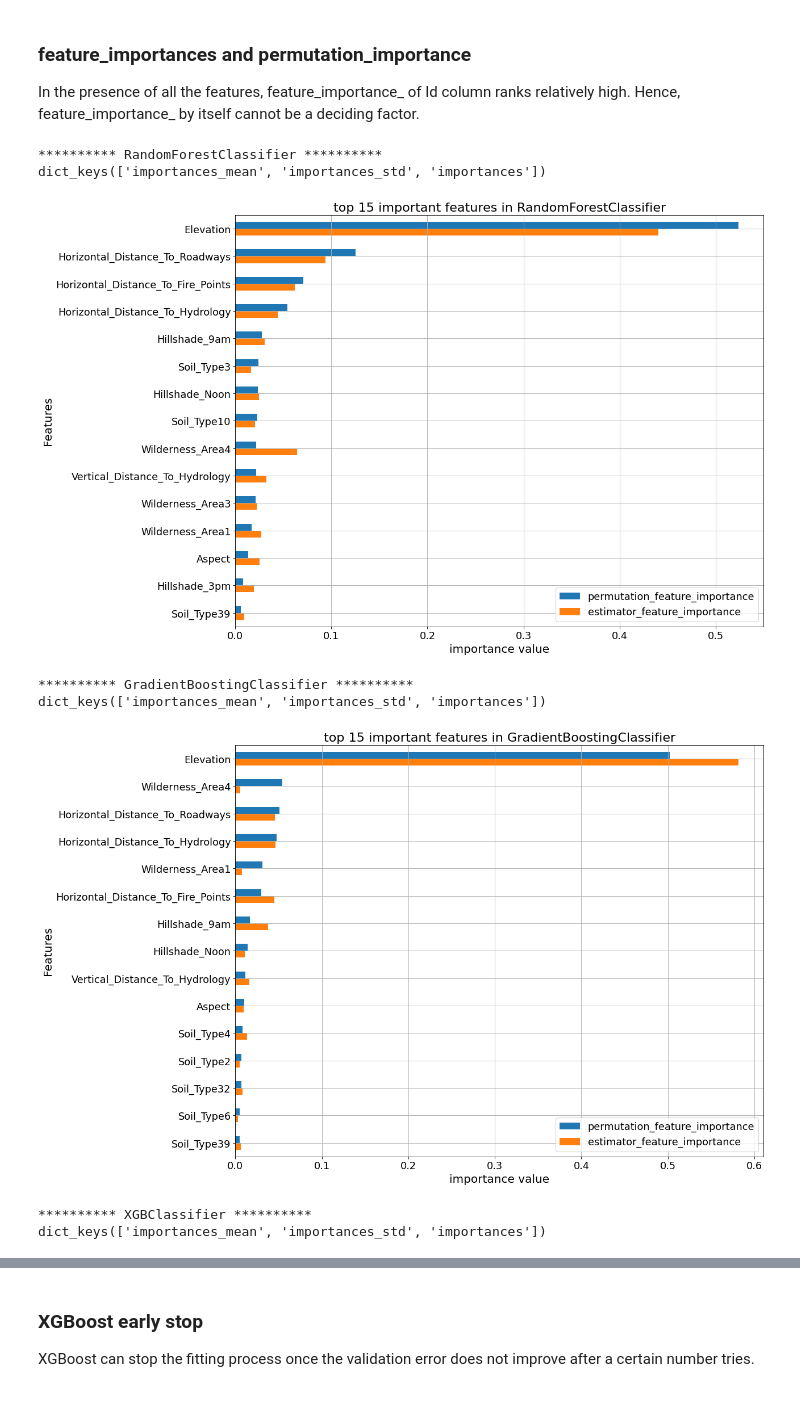
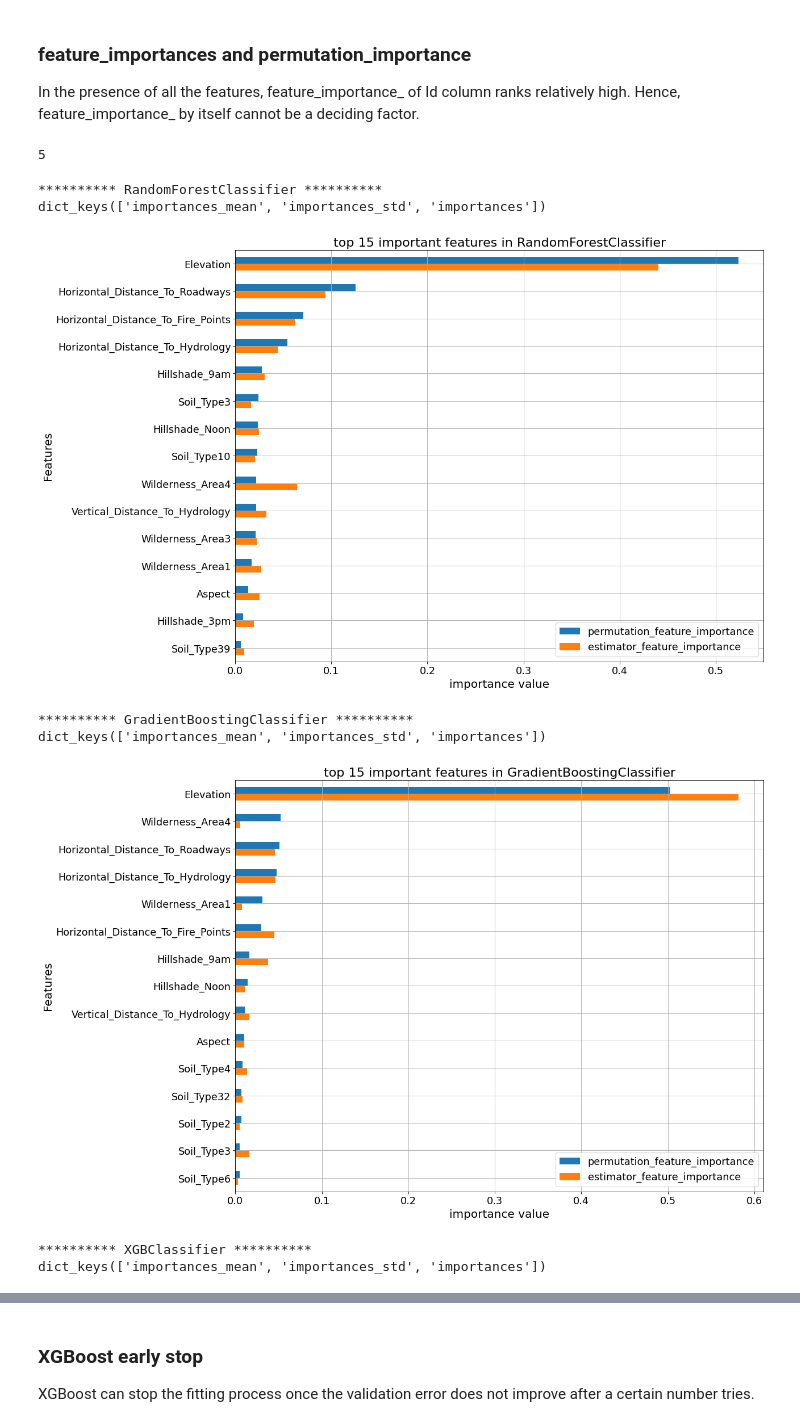
Before and after one commit to skhabiri/PredictiveModeling-CoverType-u2build, a Jupyter notebook: notebooks/forestcover.ipynb, the cells around one changed output, grey strips where cells are left out. Drawn from its saved outputs; the diff is of its cells as text; code cells hidden in the pictures.

```diff
--- a/notebooks/forestcover.ipynb
+++ b/notebooks/forestcover.ipynb
@@ -12,10 +12,10 @@ This post evaluates different multi-class classification techniques on forest da
 # Import data
 import pandas as pd
 import numpy as np
-!pip install category_encoders==2.*
+# !pip install category_encoders==2.*
 
 
-data = pd.read_csv('https://raw.githubusercontent.com/skhabiri/DS17-Unit-2-Build/master/data/train.csv')
+data = pd.read_csv('https://github.com/skhabiri/forestcover-metrics/blob/master/data/train.csv?raw=true')
 print(data.shape)
 data.head()
 # %% [output]
@@ -604,6 +786,10 @@ avg max depth 14.0 for 10 trees
 ### feature_importances and permutation_importance
 
 In the presence of all the features, feature_importance_ of Id column ranks relatively high. Hence, feature_importance_ by itself cannot be a deciding factor.
+# %%
+len(feat_name)
+# %% [output]
+5
 # %%
 selected_feat = feat_name[0]
 # %%
@@ -628,7 +814,8 @@ def important_features(estimator, est_dict, X_val, y_val, selected_feat, n_feat=
   df = df[df.loc[:,"feature"].isin(selected_feat)]
 
   # feature_importance metric calculated directly by the estimator
-  df["estimator_feature_importance"] = estimator.named_steps[est_dict[estimator][0].__class__.__name__.lower()].feature_importances_
+  df["estimator_feature_importance"] = estimator.named_steps[
+            est_dict[estimator][0].__class__.__name__.lower()].feature_importances_
 
   # Sorting based on permutation importance values
   df = df.sort_values(by='importances_mean', ascending=False)
@@ -656,15 +843,16 @@ def important_features(estimator, est_dict, X_val, y_val, selected_feat, n_feat=
 # %%
 for i, estimator in enumerate(tree_list):
   print(f"********** {est_dict[estimator][0].__class__.__name__} **********")
-  df_importance = important_features(estimator=estimator, est_dict=est_dict,
-                                     X_val=X_val, y_val=y_val, selected_feat=selected_feat, n_feat=15, n_repeats=5)
+  df_importance = important_features(
+      estimator=estimator, est_dict=est_dict, X_val=X_val, y_val=y_val,
+      selected_feat=selected_feat, n_feat=15, n_repeats=5)
 # %% [output]
 ********** RandomForestClassifier **********
 dict_keys(['importances_mean', 'importances_std', 'importances'])
 [figure]
 ********** GradientBoostingClassifier **********
 dict_keys(['importances_mean', 'importances_std', 'importances'])
-[figure, old version]
+[figure, new version]
 ********** XGBClassifier **********
 dict_keys(['importances_mean', 'importances_std', 'importances'])
 [figure]
```
Also changed, not shown: parts of 59 cells of this notebook.
